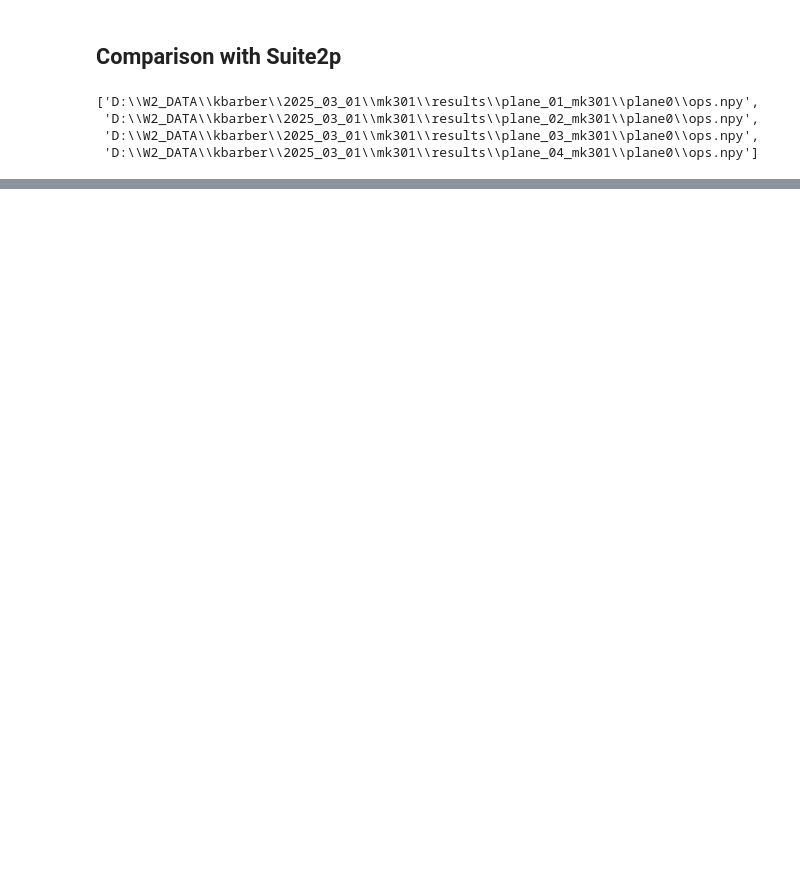
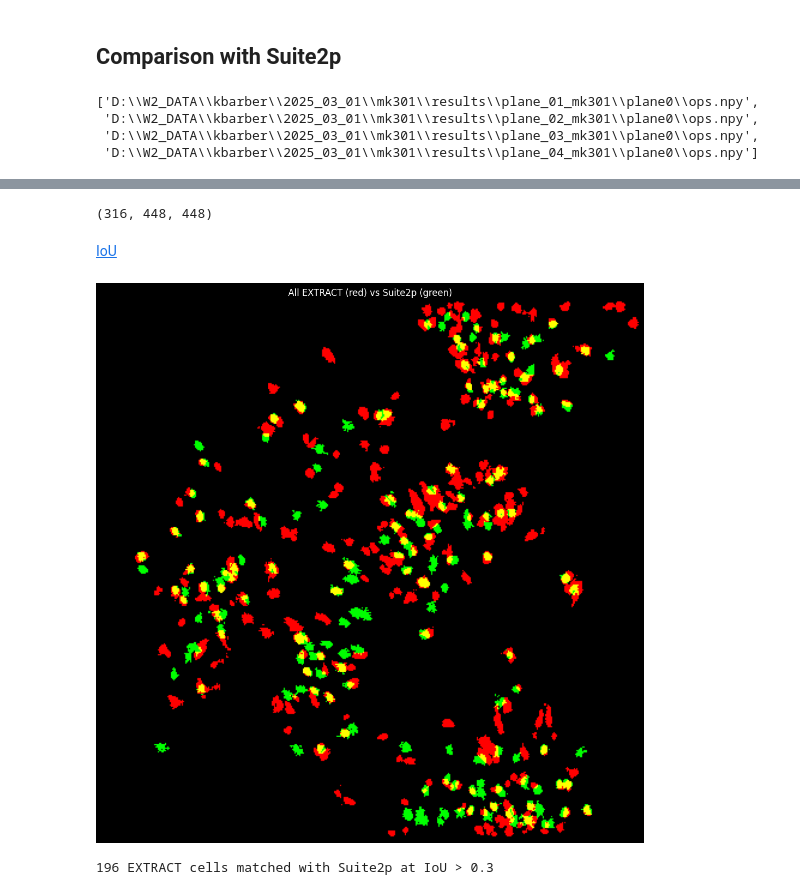
Before and after one commit to MillerBrainObservatory/EXTRACT-public, a Jupyter notebook: mbo_notebooks/extract.ipynb, the cells around one changed output, grey strips where cells are left out. Cells and saved outputs as stored; diff of their text form; code cells hidden in the pictures; blank space fills up the shorter version.

Commit message:
s2p comparison nbs, intersect-over-union

```diff
--- a/mbo_notebooks/extract.ipynb
+++ b/mbo_notebooks/extract.ipynb
@@ -132,0 +269,80 @@ TypeError: plot_projection() missing 1 required positional argument: 'savepath'
+# %%
+files_extract = mbo.get_files(r"D:\W2_DATA\kbarber\2025_03_01\assembled\extract_v2", 'h5', 2)
+output = load_extract_outputs_h5(files_extract[0])
+
+info = output['info']
+summary_image = info['summary_image']
+spatial_weights = output['spatial_weights']
+spatial_weights.shape
+# plot_output_masks(output=outputs, title=Path(f).stem)
+# %% [output]
+(316, 448, 448)
+# %%
+iou = iou_matrix(spatial_weights, im)
+
+max_iou = iou.max(axis=1)
+best_match = iou.argmax(axis=1)
+matched = max_iou > 0.3
+
+matched_pairs = [(i, best_match[i]) for i in range(len(im)) if matched[i]]
+# %%
+
+iscell = np.load(Path(ops['save_path']).joinpath('iscell.npy'), allow_pickle=True)[:, 0].astype(bool)
+stats = np.load(stats_file, allow_pickle=True)
+
+im = suite2p.ROI.stats_dicts_to_3d_array(stats, Ly=ops['Ly'], Lx=ops['Lx'], label_id=True)
+im[im == 0] = np.nan
+
+# ✅ Only keep accepted cells
+im = im[iscell]
+# %% [markdown]
+[IoU](../docs/_images/IoU.png)
+# %%
+import numpy as np
+import matplotlib.pyplot as plt
+from scipy.ndimage import binary_dilation
+
+spatial_weights_bin = (spatial_weights > 0).astype(np.uint8)  # EXTRACT
+im_bin = (~np.isnan(im)).astype(np.uint8)                     # Suite2p
+
+
+# Dilation-based soft IoU
+def compute_soft_iou(mask1, mask2, dilation_iter=2):
+    m1 = binary_dilation(mask1, iterations=dilation_iter)
+    m2 = binary_dilation(mask2, iterations=dilation_iter)
+    intersection = np.logical_and(m1, m2).sum()
+    union = np.logical_or(mask1, mask2).sum()
+    return intersection / union if union != 0 else 0
+
+def iou_matrix_dilated(masksA, masksB, dilation_iter=2):
+    nA, nB = masksA.shape[0], masksB.shape[0]
+    iou = np.zeros((nA, nB))
+    for i in range(nA):
+        for j in range(nB):
+            iou[i, j] = compute_soft_iou(masksA[i], masksB[j], dilation_iter)
+    return iou
+
+extract_masks = spatial_weights_bin
+suite2p_masks = im
+suite2p_masks = (im > 0).astype(np.uint8)
+
+iou = iou_matrix_dilated(extract_masks, suite2p_masks)
+
+extract_all = extract_masks.any(axis=0)
+suite2p_all = suite2p_masks.any(axis=0)
+
+overlay = np.zeros((*extract_all.shape, 3))
+overlay[..., 0] = extract_all  # Red
+overlay[..., 1] = suite2p_all  # Green
+
+plt.imshow(overlay)
+plt.title("All EXTRACT (red) vs Suite2p (green)")
+plt.axis("off")
+plt.show()
+
+matches = np.max(iou, axis=1)
+n_matches = np.sum(matches > 0.3)
+print(f"{n_matches} EXTRACT cells matched with Suite2p at IoU > 0.3")
+# %% [output]
+[figure, added]
+196 EXTRACT cells matched with Suite2p at IoU > 0.3
```
Also changed, not shown: parts of 14 cells of this notebook, 2 other files.
